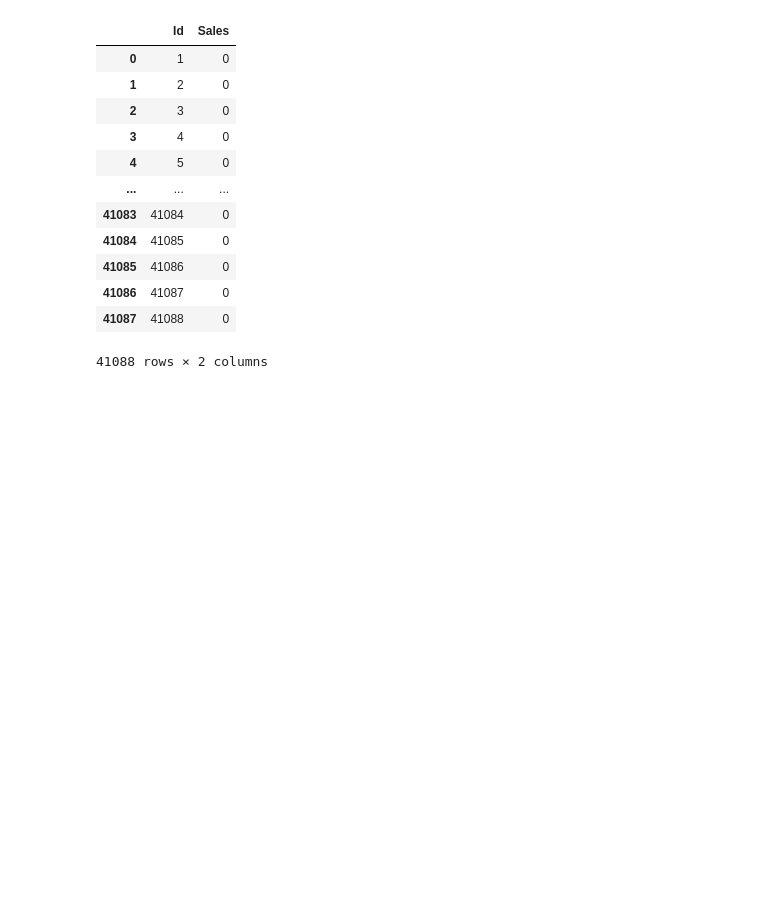
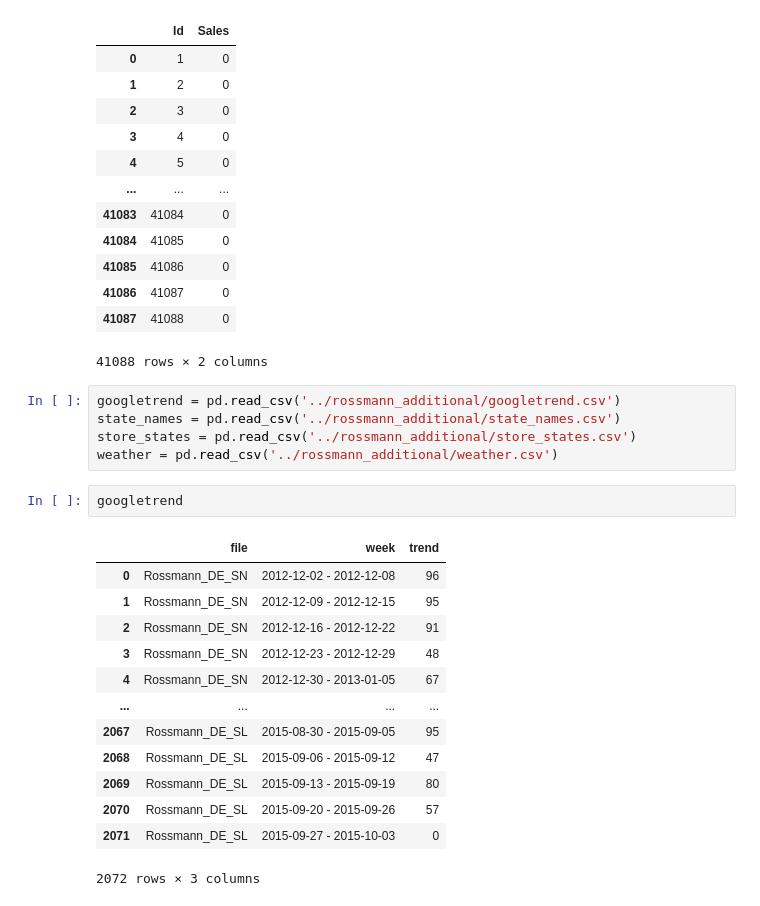
Before and after one commit to m-fzi/KagglePractice, a Jupyter notebook: rossmann/Rossmann_data_clean.ipynb, the cells around one changed output. Cells and saved outputs as stored; diff of their text form; blank space fills up the shorter version.

```diff
--- a/rossmann/Rossmann_data_clean.ipynb
+++ b/rossmann/Rossmann_data_clean.ipynb
@@ -73,3 +75,24 @@ sample
 | 41086 | 41087 | 0 |
 | 41087 | 41088 | 0 |
 41088 rows × 2 columns
+# %%
+googletrend = pd.read_csv('../rossmann_additional/googletrend.csv')
+state_names = pd.read_csv('../rossmann_additional/state_names.csv')
+store_states = pd.read_csv('../rossmann_additional/store_states.csv')
+weather = pd.read_csv('../rossmann_additional/weather.csv')
+# %%
+googletrend
+# %% [output]
+|  | file | week | trend |
+| 0 | Rossmann_DE_SN | 2012-12-02 - 2012-12-08 | 96 |
+| 1 | Rossmann_DE_SN | 2012-12-09 - 2012-12-15 | 95 |
+| 2 | Rossmann_DE_SN | 2012-12-16 - 2012-12-22 | 91 |
+| 3 | Rossmann_DE_SN | 2012-12-23 - 2012-12-29 | 48 |
+| 4 | Rossmann_DE_SN | 2012-12-30 - 2013-01-05 | 67 |
+| ... | ... | ... | ... |
+| 2067 | Rossmann_DE_SL | 2015-08-30 - 2015-09-05 | 95 |
+| 2068 | Rossmann_DE_SL | 2015-09-06 - 2015-09-12 | 47 |
+| 2069 | Rossmann_DE_SL | 2015-09-13 - 2015-09-19 | 80 |
+| 2070 | Rossmann_DE_SL | 2015-09-20 - 2015-09-26 | 57 |
+| 2071 | Rossmann_DE_SL | 2015-09-27 - 2015-10-03 | 0 |
+2072 rows × 3 columns
```
Also changed, not shown: parts of 39 cells of this notebook.
